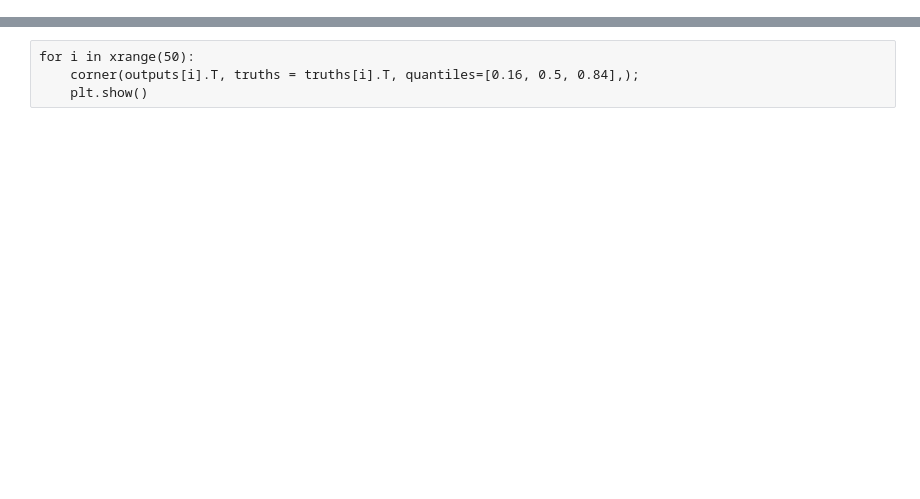
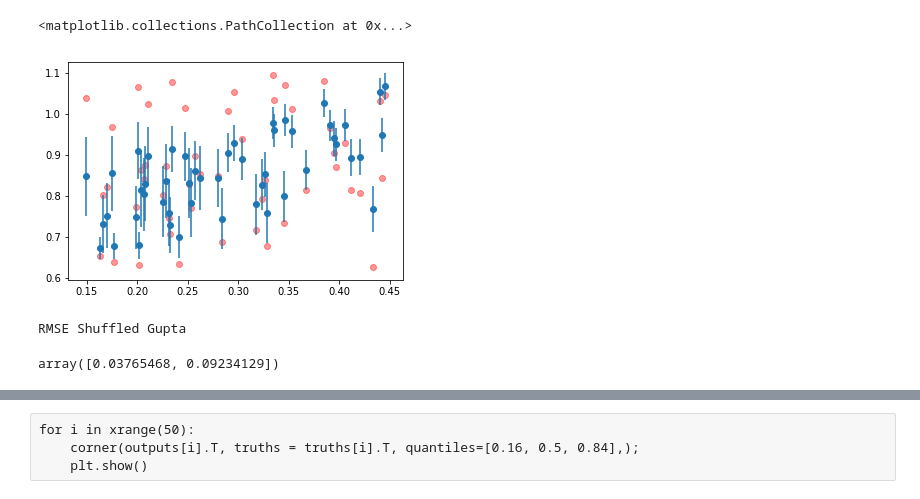
Before and after one commit to mclaughlin6464/uatu, a Jupyter notebook: notebooks/Visulaize Pytorch Test.ipynb, the cells around one changed output, grey strips where cells are left out. Saved outputs shown, nothing was run; the diff lists cells and outputs as text; code cells hidden in the pictures; blank space fills up the shorter version.

```diff
--- a/notebooks/Visulaize Pytorch Test.ipynb
+++ b/notebooks/Visulaize Pytorch Test.ipynb
@@ -43,0 +62,11 @@ plt.plot(truths[:,1], truths[:,1], ls = '--', alpha = 0.4)
+# %%
+#fig, axes = plt.subplots(2,1, figsize = (4,8))
+#for i, (n, ax) in enumerate(zip(names, axes)):
+plt.errorbar(truths[:,0], mean_preds[:,1], yerr = std_preds[:,i], fmt='o')
+plt.scatter(truths[:,0], truths[:,1], alpha = 0.4, color = 'r')
+#ax.set_xlabel('%s True'%n)
+#ax.set_ylabel('%s Pred'%n)
+#plt.tight_layout
+# %% [output]
+<matplotlib.collections.PathCollection at 0x...>
+[figure, added]
@@ -44,3 +76,10 @@ plt.plot(truths[:,1], truths[:,1], ls = '--', alpha = 0.4)
+# %%
+print 'RMSE', test_names[plot_idx]
+np.mean(np.array([rmse(outputs[i], truths[i]) for i in xrange(50)])\
+                 , axis =0)
+# %% [output]
+RMSE Shuffled Gupta
+array([0.03765468, 0.09234129])
 # %%
 center_point = truths.mean(axis = 0)
 # %%
```
Also changed, not shown: parts of 23 cells of this notebook, 15 other files.
